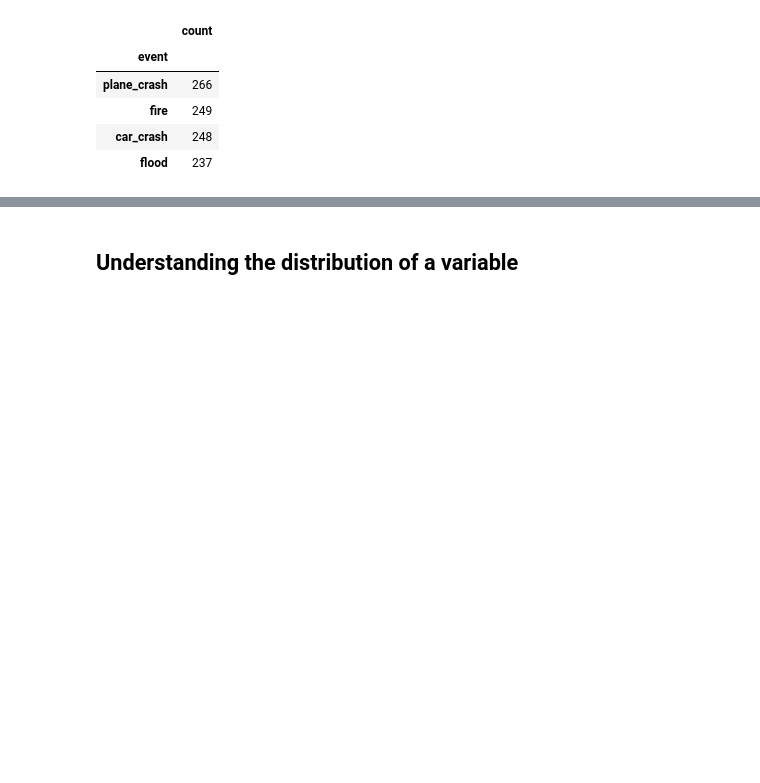
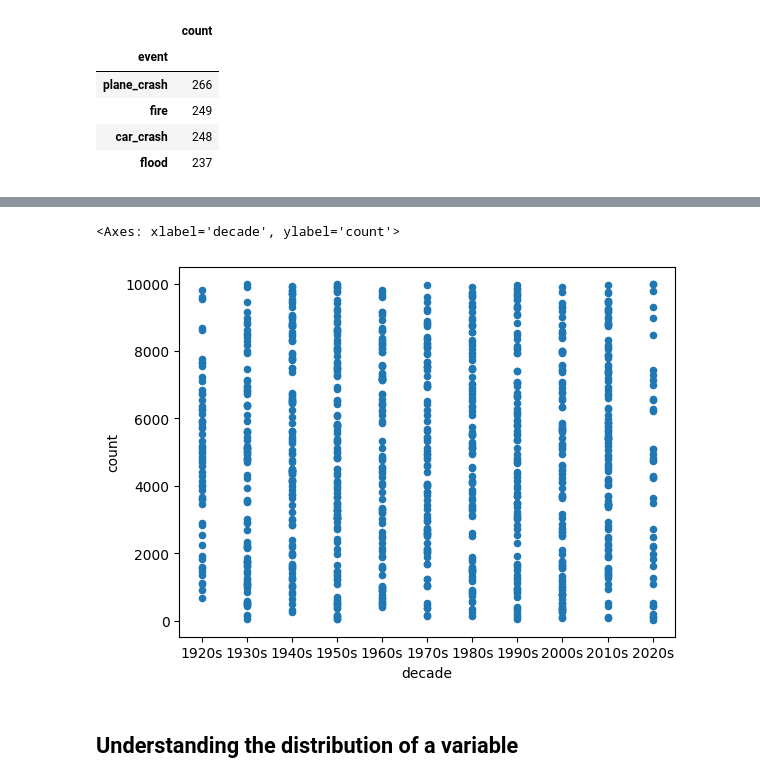
Before and after one commit to mromanello/ADA-UniGe, a Jupyter notebook: notebooks/1.4 Skills Pandas.ipynb, the cells around one changed output, grey strips where cells are left out. Cells and saved outputs as stored; diff of their text form; code cells hidden in the pictures; blank space fills up the shorter version.

```diff
--- a/notebooks/1.4 Skills Pandas.ipynb
+++ b/notebooks/1.4 Skills Pandas.ipynb
@@ -649,3 +684,11 @@ toy_df.event.value_counts().to_frame().sort_values('count', ascending=False)
+# %%
+toy_df.sort_values('year').plot.scatter(
+    x='decade',
+    y='count',
+)
+# %% [output]
+<Axes: xlabel='decade', ylabel='count'>
+[figure, added]
 # %% [markdown]
 ## Understanding the distribution of a variable
 # %%
```
Also changed, not shown: parts of 4 cells of this notebook.
